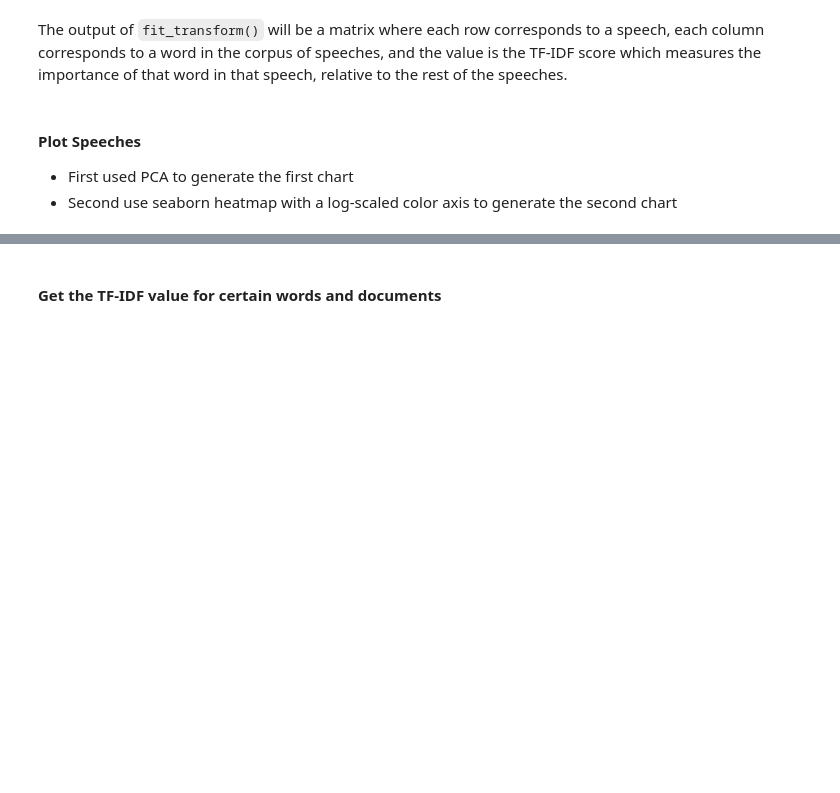
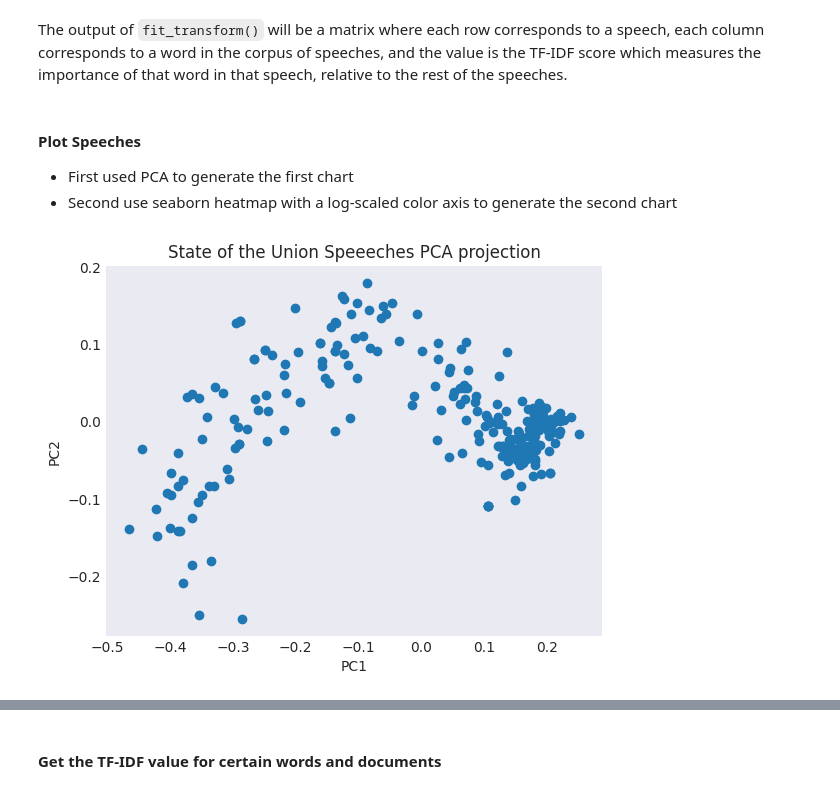
Before and after one commit to UCB-stat-159-f25/proj02-group14, a Jupyter notebook: proj02-nlp.ipynb, the cells around one changed output, grey strips where cells are left out. Saved outputs shown, nothing was run; the diff lists cells and outputs as text; code cells hidden in the pictures; blank space fills up the shorter version.

Commit message:
Complete Part 2 and save figures in outputs folder

```diff
--- a/proj02-nlp.ipynb
+++ b/proj02-nlp.ipynb
@@ -459,6 +433,8 @@ from sklearn.decomposition import PCA
 raw_docs = sou["Text"].to_list()
 # %%
 # Hint - use fit_transform for vectorizer and PCA
+vectorizer = TfidfVectorizer()
+tfidf = vectorizer.fit_transform(raw_docs).toarray()
 # %% [markdown]
 The output of `fit_transform()` will be a matrix where each row corresponds to a speech, each column corresponds to a word in the corpus of speeches, and the value is the TF-IDF score which measures the importance of that word in that speech, relative to the rest of the speeches.
 # %% [markdown]
@@ -468,11 +444,19 @@ The output of `fit_transform()` will be a matrix where each row corresponds to a
 - Second use seaborn heatmap with a log-scaled color axis to generate the second chart
 # %%
 # Step 1: Set PCA to find first 2 principal components
-
+pca = PCA(n_components = 2)
+pca_result = pca.fit_transform(tfidf)
 # Step 2: Create a new dataframe where each row is a speech, and each column is a projection onto
 # one of the two principal components
-
+pca_df = pd.DataFrame(pca_result, columns = ['PC1', 'PC2'])
 # Plot Data Visualization (Matplotlib)
+plt.scatter(pca_df['PC1'], pca_df['PC2'])
+plt.title('State of the Union Speeeches PCA projection')
+plt.xlabel('PC1')
+plt.ylabel('PC2')
+plt.savefig('outputs/02-01_PCA projection.png')
+# %% [output]
+[figure, added]
 # %%
 # Hint - vectorized_docs is a sparse matrix whose rows are speeches and columns are tokens, with each
 # value being a TF-IDF score. Densify this array first, and then plot using seaborn.
```
Also changed, not shown: parts of 17 cells of this notebook, 7 other files.
